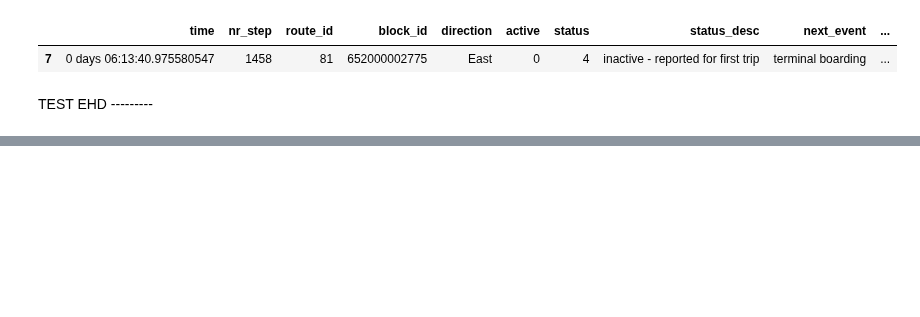
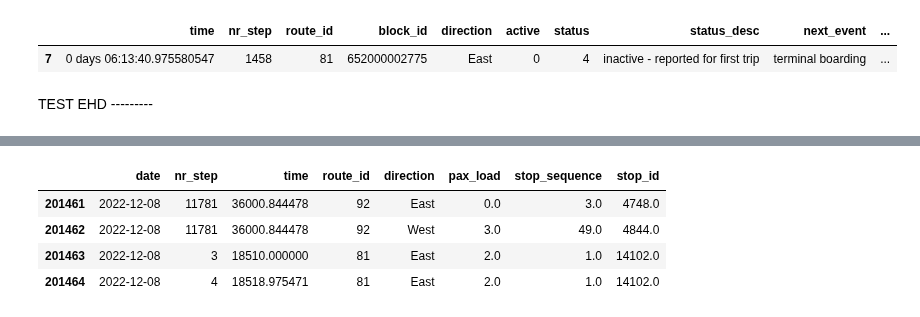
Before and after one commit to joerovar/transit-centric-smart-mobility-system, a Jupyter notebook: src/04_SIMULATION/playground.ipynb, the cells around one changed output, grey strips where cells are left out. Saved outputs shown, nothing was run; the diff lists cells and outputs as text; code cells hidden in the pictures; blank space fills up the shorter version.

```diff
--- a/src/04_SIMULATION/playground.ipynb
+++ b/src/04_SIMULATION/playground.ipynb
@@ -372,0 +311,2 @@ plot_situation(full_info, stops, env.hist_date)
+# %%
+dfev = pd.read_csv('data/sim_out/experiments_0623-1721/events.csv')
@@ -372,0 +322,8 @@ plot_situation(full_info, stops, env.hist_date)
+# %%
+dfev.iloc[201461:201465]
+# %% [output]
+|  | date | nr_step | time | route_id | direction | pax_load | stop_sequence | stop_id |
+| 201461 | 2022-12-08 | 11781 | 36000.844478 | 92 | East | 0.0 | 3.0 | 4748.0 |
+| 201462 | 2022-12-08 | 11781 | 36000.844478 | 92 | West | 3.0 | 49.0 | 4844.0 |
+| 201463 | 2022-12-08 | 3 | 18510.000000 | 81 | East | 2.0 | 1.0 | 14102.0 |
+| 201464 | 2022-12-08 | 4 | 18518.975471 | 81 | East | 2.0 | 1.0 | 14102.0 |
```
Also changed, not shown: parts of 17 cells of this notebook, 10 other files.
